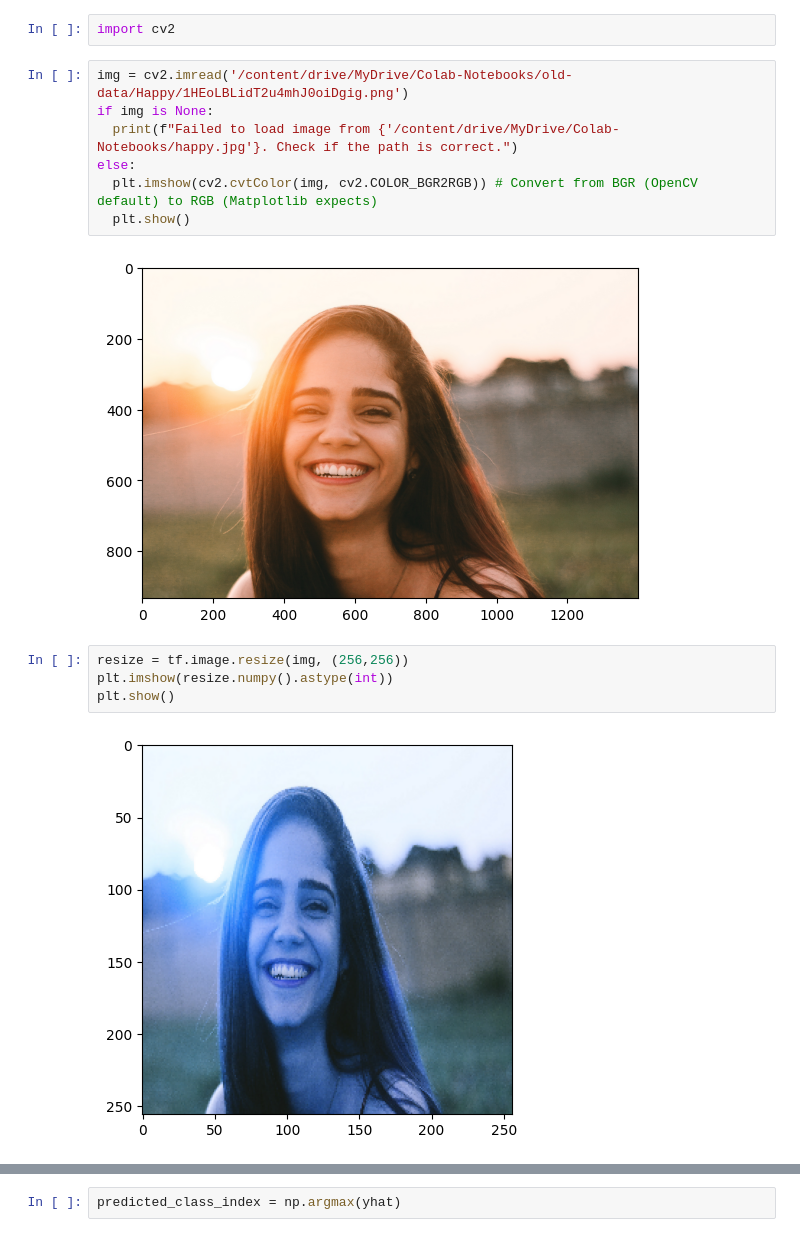
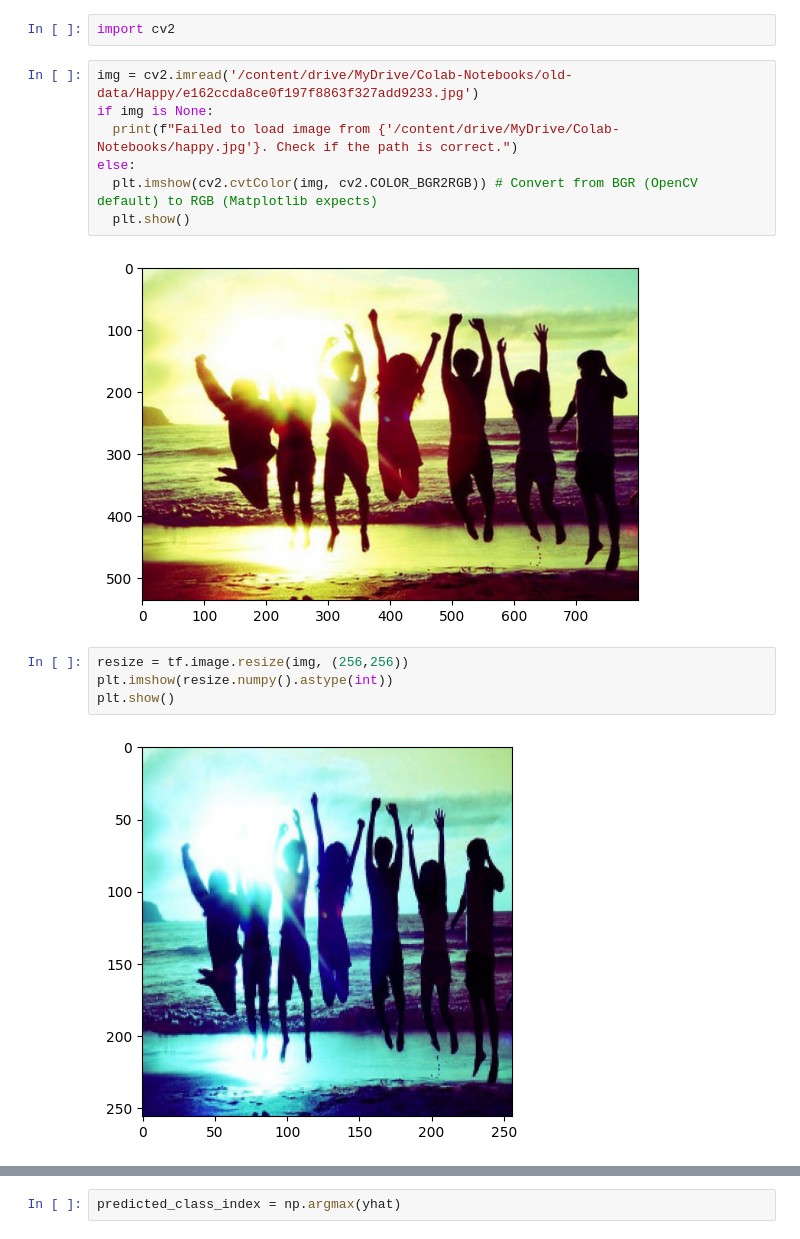
Before and after one commit to hasana0123/Image-Classifier, a Jupyter notebook: main.ipynb, the cells around one changed output, grey strips where cells are left out. Drawn from its saved outputs; the diff is of its cells as text.

```diff
--- a/main.ipynb
+++ b/main.ipynb
@@ -255,20 +255,20 @@ tf.Tensor(0.8887043, shape=(), dtype=float32) tf.Tensor(0.80937976, shape=(), dt
 # %%
 import cv2
 # %%
-img = cv2.imread('/content/drive/MyDrive/Colab-Notebooks/old-data/Happy/1HEoLBLidT2u4mhJ0oiDgig.png')
+img = cv2.imread('/content/drive/MyDrive/Colab-Notebooks/old-data/Happy/e162ccda8ce0f197f8863f327add9233.jpg')
 if img is None:
   print(f"Failed to load image from {'/content/drive/MyDrive/Colab-Notebooks/happy.jpg'}. Check if the path is correct.")
 else:
   plt.imshow(cv2.cvtColor(img, cv2.COLOR_BGR2RGB)) # Convert from BGR (OpenCV default) to RGB (Matplotlib expects)
   plt.show()
 # %% [output]
-[figure, old version]
+[figure, new version]
 # %%
 resize = tf.image.resize(img, (256,256))
 plt.imshow(resize.numpy().astype(int))
 plt.show()
 # %% [output]
-[figure, old version]
+[figure, new version]
 # %%
 yhat = model.predict(np.expand_dims(resize/255, 0))
 # %% [output]
```
Also changed, not shown: parts of 4 cells of this notebook.
